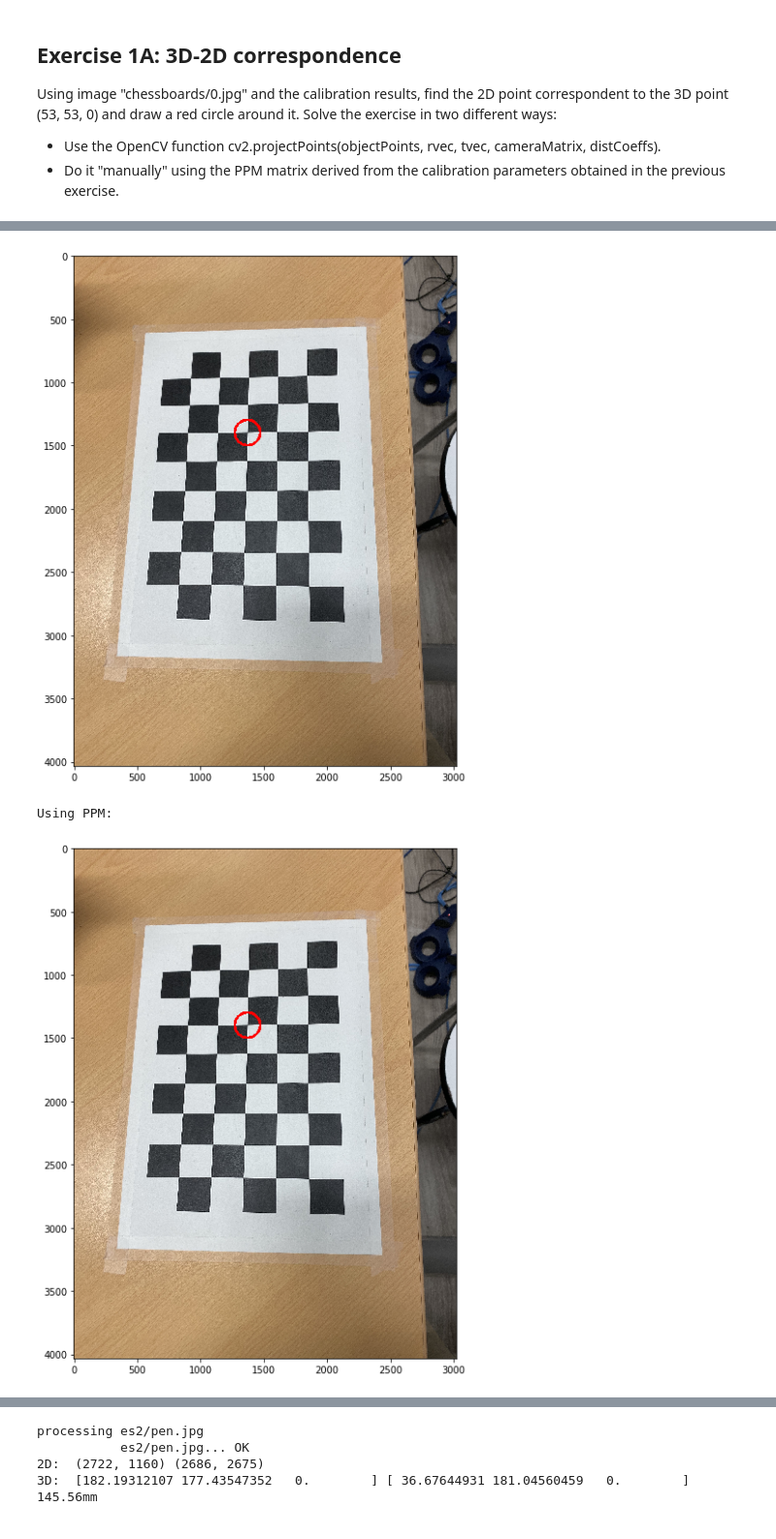
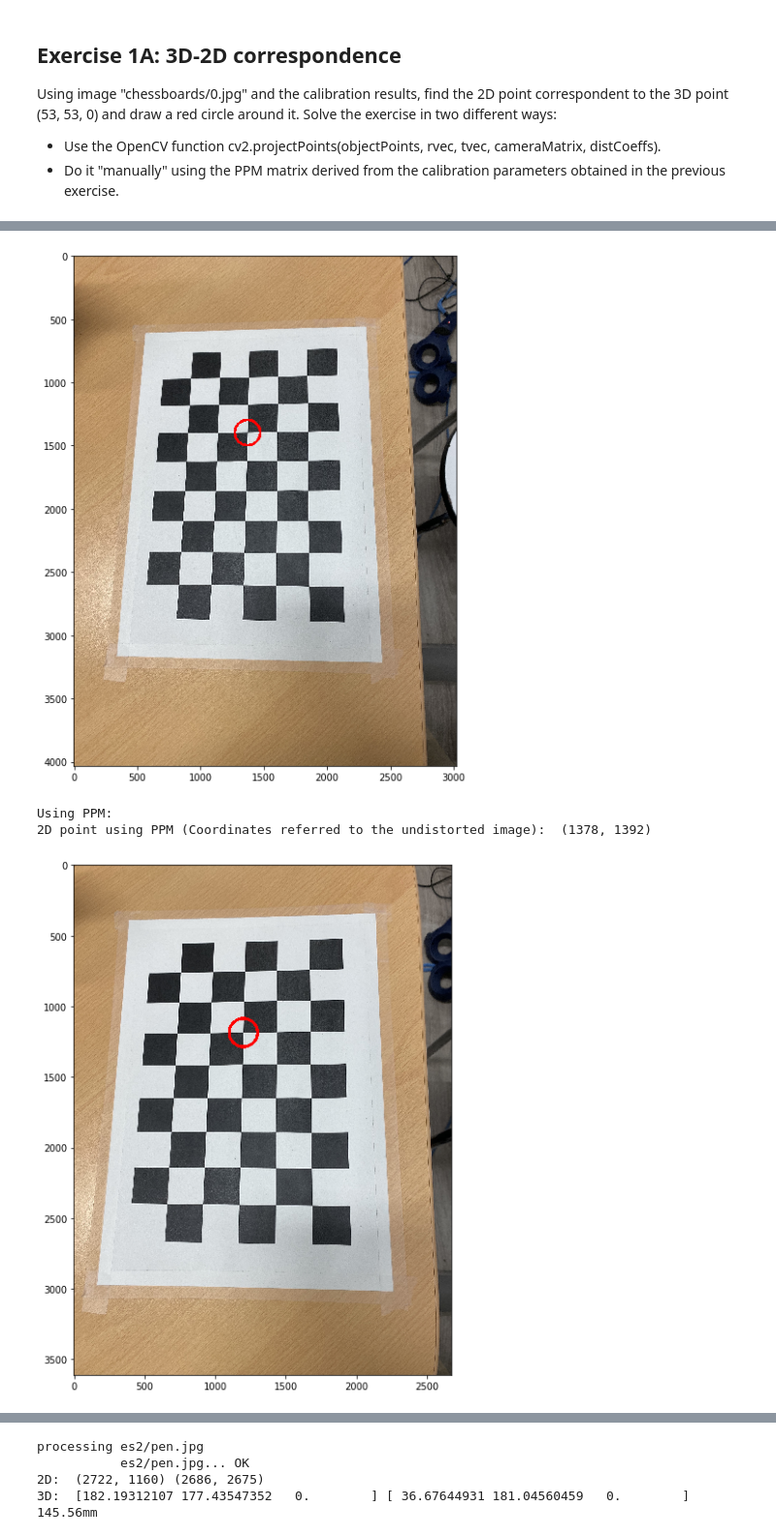
Before and after one commit to CVLAB-Unibo/ComputerVisionImageProcessing-LabSessions, a Jupyter notebook: LabSession3/LabSession3ExercisesSolutions.ipynb, the cells around one changed output, grey strips where cells are left out. Shown at 97% size. Cells and saved outputs as stored; diff of their text form; code cells hidden in the pictures.

```diff
--- a/LabSession3/LabSession3ExercisesSolutions.ipynb
+++ b/LabSession3/LabSession3ExercisesSolutions.ipynb
@@ -96,36 +96,66 @@ import cv2
 import numpy as np
 import matplotlib.pyplot as plt
 
+#Read the image
 img = cv2.imread('chessboards/0.jpg')
 img = cv2.cvtColor(img, cv2.COLOR_BGR2RGB)
 
+# Define the 3D point
 _3d_point = np.array([[53., 53., 0.]], dtype = np.float32)
 
+# Find 2D correspondences with ProjectPoints function.
+# projectPoints already consider distorsion coefficients so no need to undistort the imagebefore
+# In case you will use the undistorted image you have to pass newcameramtx instead of camera_matrix
+# and np.array([0.,0.,0.,0.,0.]) instaead of dist_coefs because distorsion is 0 in undistorted image
+
 print('Using cv2.projectPoints:')
-_2d_point = cv2.projectPoints(_3d_point, rvecs[0], tvecs[0], camera_matrix, dist_coefs)[0][0, 0]
+_2d_point = cv2.projectPoints(_3d_point, rvecs[0], tvecs[0], camera_matrix, dist_coefs)[0][0,0]
 _2d_point = np.round(_2d_point).astype(np.int)
 
+print("2D point using PPM: ", _2d_point)
+
+# Draw a circle around the point
 img1 = np.copy(img)
-
 cv2.circle(img1, (_2d_point[0], _2d_point[1]), 100, (255,0,0), 20)
-
 plt.figure(figsize=(10, 10))
 plt.imshow(img1)
 plt.show()
 
+# Second way
+# First undistort image to make the PPM working better removing the lens distorsion.
+# If the lens distorsion is small you shoud not see big differences
+# We have to do it since the homography is a linear transformation and cannot remap nonlinear deformations
+
+newcameramtx, roi = cv2.getOptimalNewCameraMatrix(camera_matrix, dist_coefs, (w, h), 1, (w, h))
+x, y, w_2, h_2 = roi
+img_undistorted = cv2.undistort(img, camera_matrix, dist_coefs, None, newcameramtx)
+
+# Find the results calcultaing the PPM from A,R and T
 print('Using PPM:')
 R = np.asarray(cv2.Rodrigues(rvecs[0])[0])
 T = np.asarray(tvecs[0])
-A = camera_matrix
+A = newcameramtx # We use the undistorted image so we have to change A to the new optimal for the undistorted image
 
+# Building the PPM
 PPM = np.matmul(A, np.concatenate((R, T), axis=1))
+
+# Define the 3D point in homogeneous coordinate in order to multiply with the PPM
 _3d_point_homogeneous = np.array([[53.], [53.], [0.], [1.]])
+
+# Multiply by the PPM obtaining the pixel in homogeneous coordinate
 _2d_point_homogeneous = np.matmul(PPM, _3d_point_homogeneous)
-_2d_point_homogeneous = _2d_point_homogeneous / _2d_point_homogeneous[-1, 0]
 
-img2 = np.copy(img)
+# Divide by the third value to get the pixel coordinate
+_2d_point = _2d_point_homogeneous / _2d_point_homogeneous[-1, 0]
 
+print("2D point using PPM (Coordinates referred to the undistorted image): ", ( int(round(_2d_point[0,0])), int(round(_2d_point[1,0])) ))
+
+# Draw the point
+img2 = np.copy(img_undistorted)
 cv2.circle(img2, (_2d_point[0], _2d_point[1]), 100, (255,0,0), 20)
+
+# Crop away the black region obtained by undistorsion
+img2 = img2[y:y+h_2, x:x+w_2]
 
 plt.figure(figsize=(10, 10))
 plt.imshow(img2)
@@ -135,3 +166,4 @@ Using cv2.projectPoints:
 [figure]
 Using PPM:
+2D point using PPM (Coordinates referred to the undistorted image):  (1378, 1392)
-[figure, old version]
+[figure, new version]
```
Also changed, not shown: parts of 8 cells of this notebook, 5 other files.
